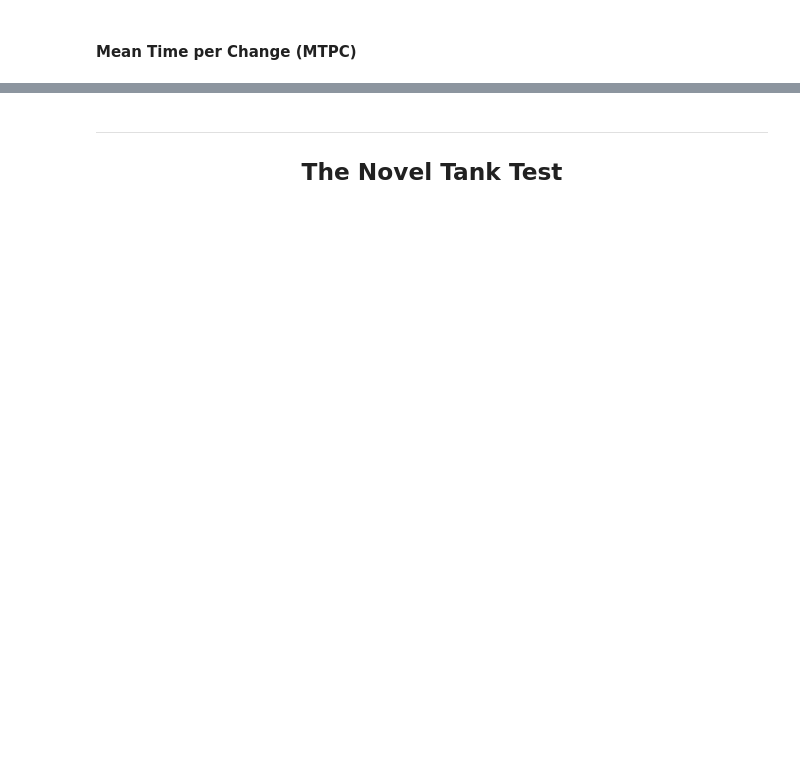
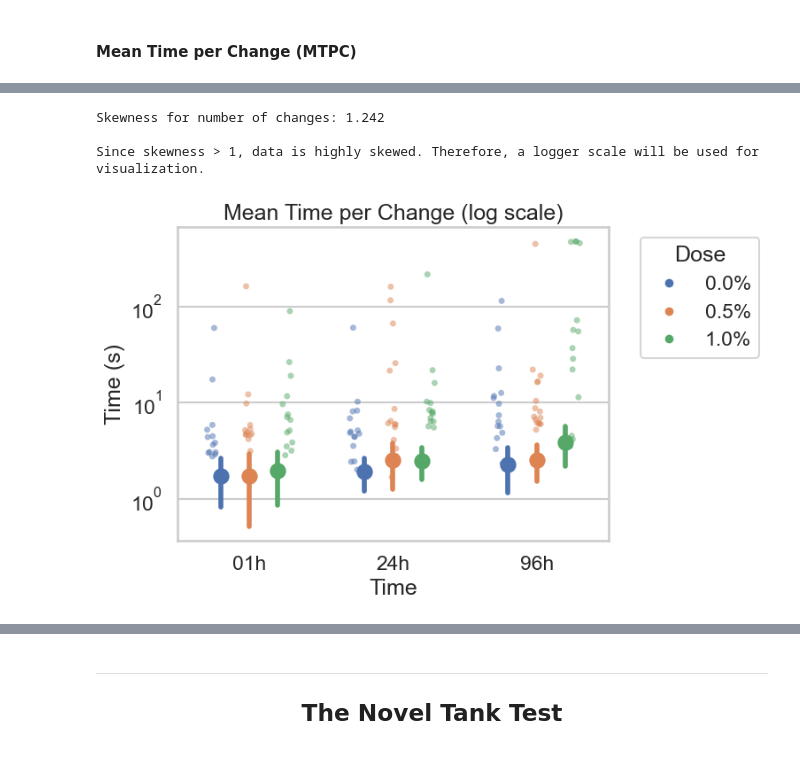
Before and after one commit to fabriscaique/zebrafish_testbattery, a Jupyter notebook: main.ipynb, the cells around one changed output, grey strips where cells are left out. Cells and saved outputs as stored; diff of their text form; code cells hidden in the pictures; blank space fills up the shorter version.

```diff
--- a/main.ipynb
+++ b/main.ipynb
@@ -543,0 +632,57 @@ print(groups)
+# %%
+# Checking skewness for num_changes
+print("Skewness for number of changes:", box['num_changes'].skew().round(3))
+print() # blank line for readability
+print("Since skewness > 1, data is highly skewed. Therefore, a logger scale will be used for visualization.")
+# %% [output]
+Skewness for number of changes: 1.242
+
+Since skewness > 1, data is highly skewed. Therefore, a logger scale will be used for visualization.
+# %%
+# Visualizing Mean Time per Change by group with strip + point plot (log scale)
+plt.figure(figsize=(8,5))
+
+# Individual points (raw scale), no legend
+sns.stripplot(
+    data=box,
+    x='time',
+    y='mtpc',
+    hue='dose',
+    dodge=True,
+    alpha=0.5,
+    jitter=True,
+    legend=False  # suppress legend here
+)
+
+# Overlay log-transformed means with SD error bars
+sns.pointplot(
+    data=box,
+    x='time',
+    y=np.log1p(box['mtpc']),
+    hue='dose',
+    dodge=0.4,
+    ci='sd',
+    markers='o',
+    linestyles='',
+    estimator=np.mean,
+    legend=False  # suppress legend here too
+)
+
+# Create a single legend manually
+from matplotlib.lines import Line2D
+
+colors = sns.color_palette()[:box['dose'].nunique()]
+legend_elements = [Line2D([0], [0], marker='o', color='w', label=str(d),
+                          markerfacecolor=col, markersize=8)
+                   for d, col in zip(sorted(box['dose'].unique()), colors)]
+
+plt.legend(handles=legend_elements, title="Dose", bbox_to_anchor=(1.05, 1), loc='upper left')
+
+plt.yscale('log')
+plt.title("Mean Time per Change (log scale)")
+plt.ylabel("Time (s)")
+plt.xlabel("Time")
+plt.tight_layout()
+plt.show()
+# %% [output]
+[figure, added]
```
Also changed, not shown: parts of 19 cells of this notebook.
